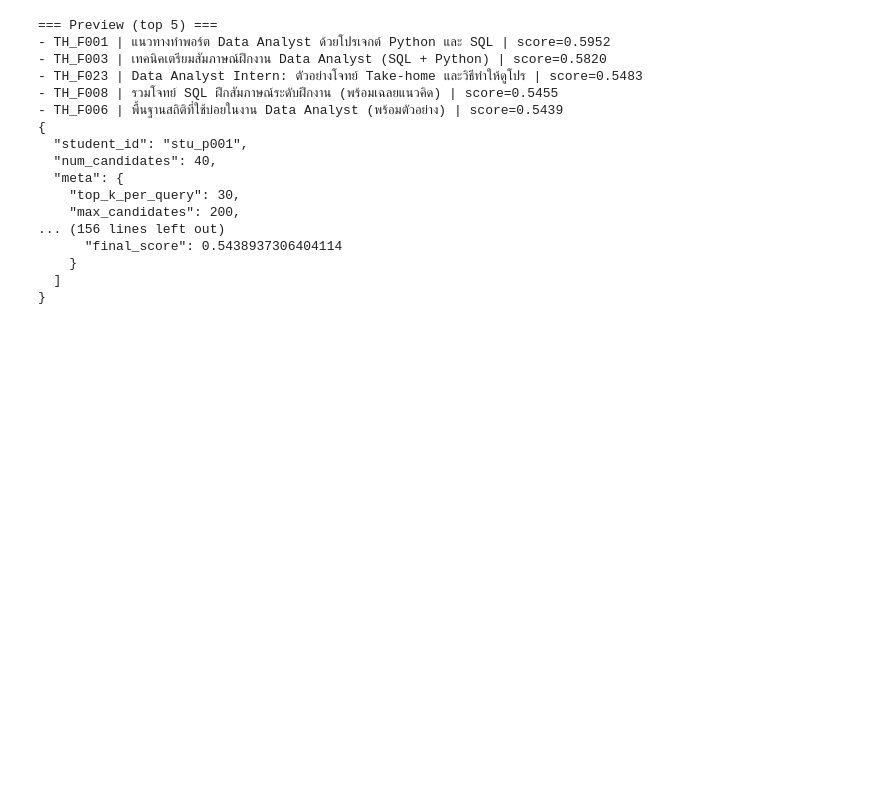
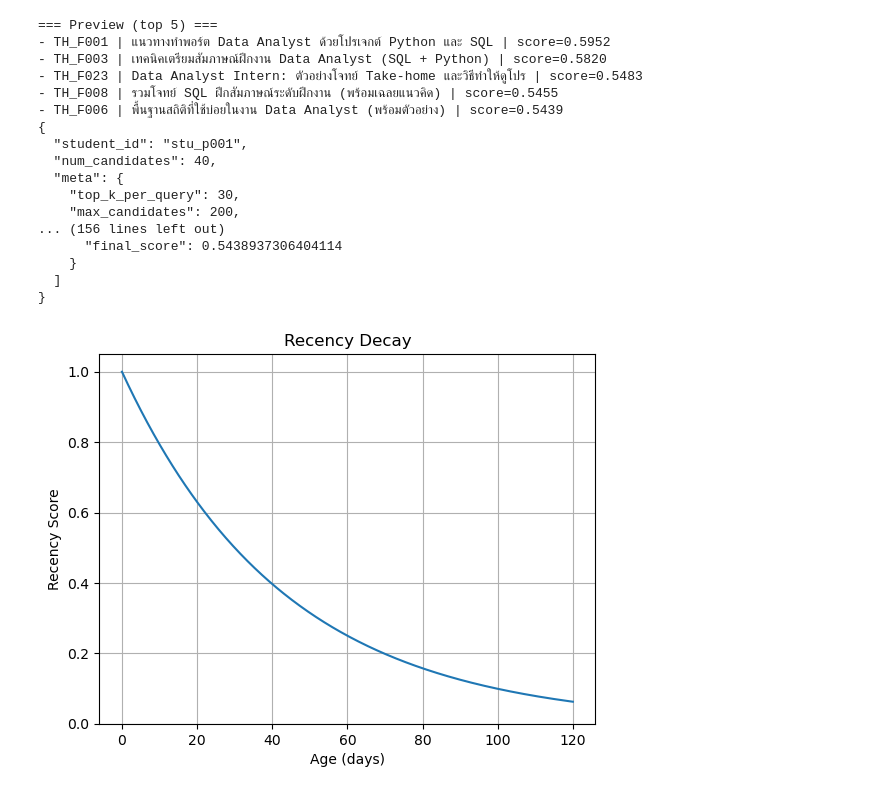
Before and after one commit to TunKedsaro/Hyde, a Jupyter notebook: sandbox/notebooks/2602111156-pipeline-3.ipynb, the cells around one changed output. Drawn from its saved outputs; the diff is of its cells as text; code cells hidden in the pictures; blank space fills up the shorter version.

```diff
--- a/sandbox/notebooks/2602111156-pipeline-3.ipynb
+++ b/sandbox/notebooks/2602111156-pipeline-3.ipynb
@@ -1772,0 +1815,20 @@ print(
+# %%
+import numpy as np
+import matplotlib.pyplot as plt
+
+age_days = np.linspace(0, 120, 500)
+
+half_life_days = 30  # change this if needed
+recency = 2 ** (-(age_days) / (half_life_days))
+
+plt.figure()
+plt.plot(age_days, recency)
+
+plt.xlabel("Age (days)")
+plt.ylabel("Recency Score")
+plt.title("Recency Decay")
+plt.ylim(0, 1.05)
+plt.grid()
+plt.show()
+# %% [output]
+[figure, added]
```
Also changed, not shown: parts of 7 cells of this notebook, 6 other files.
